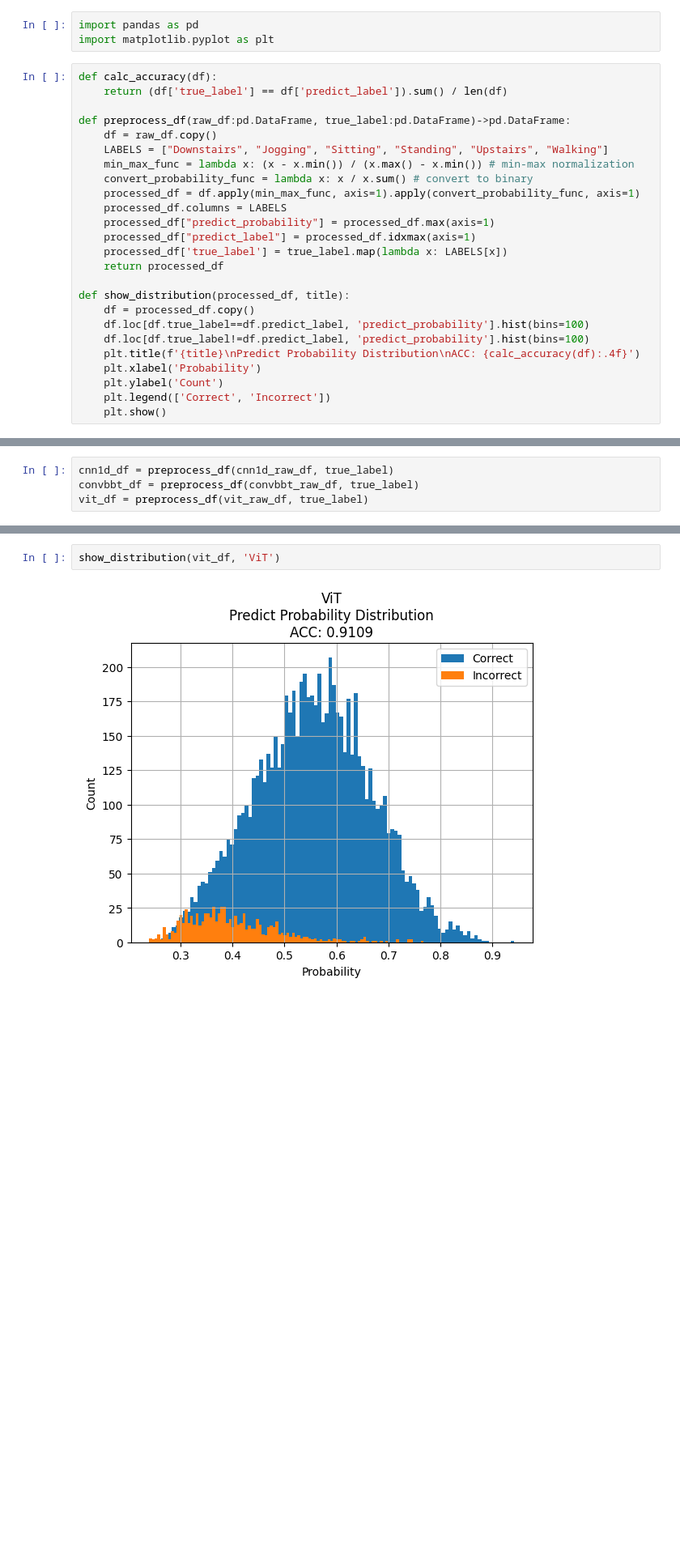
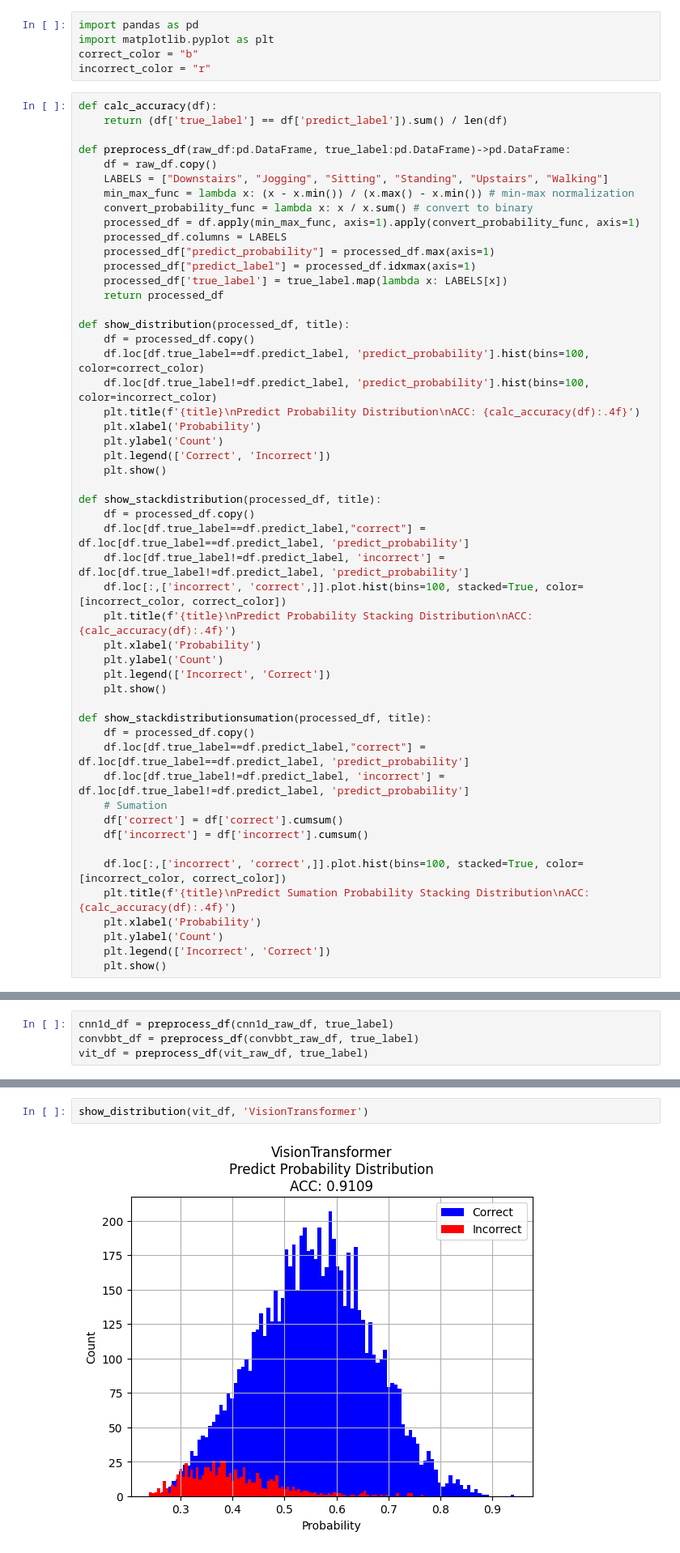
Before and after one commit to rakawanegan/humanactivityrecognition_portfolio, a Jupyter notebook: result/error_bar/analysis.ipynb, the cells around one changed output, grey strips where cells are left out. Shown: that part at 81% size. Saved outputs shown, nothing was run; the diff lists cells and outputs as text; blank space fills up the shorter version.

```diff
--- a/result/error_bar/analysis.ipynb
+++ b/result/error_bar/analysis.ipynb
@@ -1,6 +1,8 @@
 # %%
 import pandas as pd
 import matplotlib.pyplot as plt
+correct_color = "b"
+incorrect_color = "r"
 # %%
 def calc_accuracy(df):
     return (df['true_label'] == df['predict_label']).sum() / len(df)
@@ -19,13 +21,39 @@ def preprocess_df(raw_df:pd.DataFrame, true_label:pd.DataFrame)->pd.DataFrame:
 
 def show_distribution(processed_df, title):
     df = processed_df.copy()
-    df.loc[df.true_label==df.predict_label, 'predict_probability'].hist(bins=100)
-    df.loc[df.true_label!=df.predict_label, 'predict_probability'].hist(bins=100)
+    df.loc[df.true_label==df.predict_label, 'predict_probability'].hist(bins=100, color=correct_color)
+    df.loc[df.true_label!=df.predict_label, 'predict_probability'].hist(bins=100, color=incorrect_color)
     plt.title(f'{title}\nPredict Probability Distribution\nACC: {calc_accuracy(df):.4f}')
     plt.xlabel('Probability')
     plt.ylabel('Count')
     plt.legend(['Correct', 'Incorrect'])
     plt.show()
+
+def show_stackdistribution(processed_df, title):
+    df = processed_df.copy()
+    df.loc[df.true_label==df.predict_label,"correct"] = df.loc[df.true_label==df.predict_label, 'predict_probability']
+    df.loc[df.true_label!=df.predict_label, 'incorrect'] = df.loc[df.true_label!=df.predict_label, 'predict_probability']
+    df.loc[:,['incorrect', 'correct',]].plot.hist(bins=100, stacked=True, color=[incorrect_color, correct_color])
+    plt.title(f'{title}\nPredict Probability Stacking Distribution\nACC: {calc_accuracy(df):.4f}')
+    plt.xlabel('Probability')
+    plt.ylabel('Count')
+    plt.legend(['Incorrect', 'Correct'])
+    plt.show()
+
+def show_stackdistributionsumation(processed_df, title):
+    df = processed_df.copy()
+    df.loc[df.true_label==df.predict_label,"correct"] = df.loc[df.true_label==df.predict_label, 'predict_probability']
+    df.loc[df.true_label!=df.predict_label, 'incorrect'] = df.loc[df.true_label!=df.predict_label, 'predict_probability']
+    # Sumation
+    df['correct'] = df['correct'].cumsum()
+    df['incorrect'] = df['incorrect'].cumsum()
+
+    df.loc[:,['incorrect', 'correct',]].plot.hist(bins=100, stacked=True, color=[incorrect_color, correct_color])
+    plt.title(f'{title}\nPredict Sumation Probability Stacking Distribution\nACC: {calc_accuracy(df):.4f}')
+    plt.xlabel('Probability')
+    plt.ylabel('Count')
+    plt.legend(['Incorrect', 'Correct'])
+    plt.show()
 # %%
 cnn1d_raw_df = pd.read_csv('cnn1d/predict.csv', index_col=0).drop(columns=["true"])
 convbbt_raw_df = pd.read_csv('convbbt/predict.csv', index_col=0).drop(columns=["true"])
@@ -100,4 +128,4 @@ show_distribution(convbbt_df, 'ConvBackBoneTransformer')
 # %%
-show_distribution(vit_df, 'ViT')
+show_distribution(vit_df, 'VisionTransformer')
 # %% [output]
-[figure, old version]
+[figure, new version]
```
Also changed, not shown: parts of 8 cells of this notebook.
